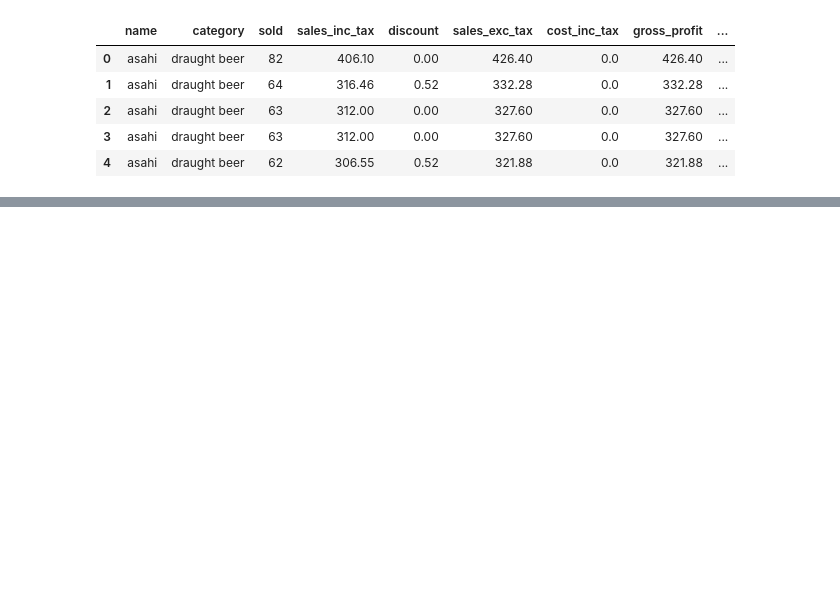
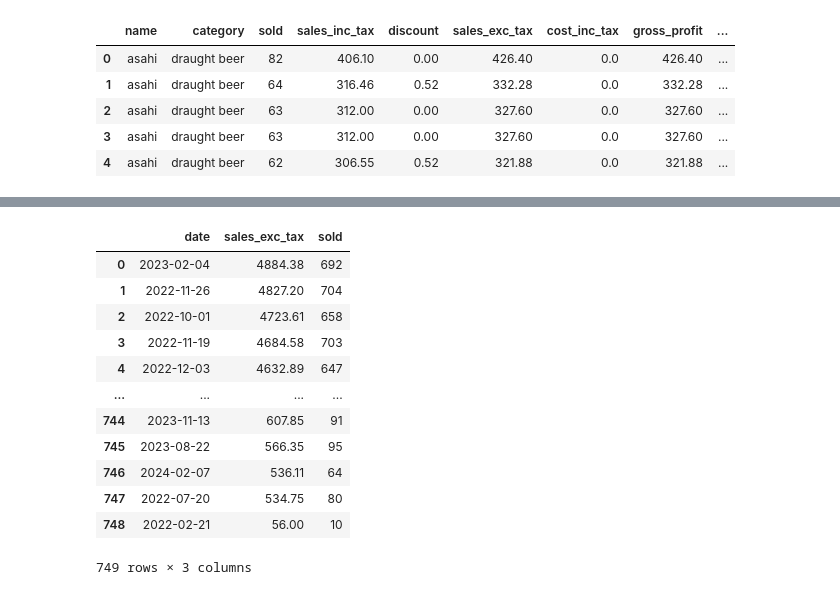
Before and after one commit to lestherll/restaurant-data-analytics, a Jupyter notebook: data_exploration.ipynb, the cells around one changed output, grey strips where cells are left out. Cells and saved outputs as stored; diff of their text form; code cells hidden in the pictures; blank space fills up the shorter version.

```diff
--- a/data_exploration.ipynb
+++ b/data_exploration.ipynb
@@ -172,2 +182,20 @@ top_sellers[(top_sellers.name.str.contains("(?=.*teriyaki)(?=.*chicken)", regex=
+# %%
+df.groupby("date").agg(
+    sales_exc_tax=("sales_exc_tax", "sum"), sold=("sold", "sum")
+).sort_values("sales_exc_tax", ascending=False).reset_index()
+# %% [output]
+|  | date | sales_exc_tax | sold |
+| 0 | 2023-02-04 | 4884.38 | 692 |
+| 1 | 2022-11-26 | 4827.20 | 704 |
+| 2 | 2022-10-01 | 4723.61 | 658 |
+| 3 | 2022-11-19 | 4684.58 | 703 |
+| 4 | 2022-12-03 | 4632.89 | 647 |
+| ... | ... | ... | ... |
+| 744 | 2023-11-13 | 607.85 | 91 |
+| 745 | 2023-08-22 | 566.35 | 95 |
+| 746 | 2024-02-07 | 536.11 | 64 |
+| 747 | 2022-07-20 | 534.75 | 80 |
+| 748 | 2022-02-21 | 56.00 | 10 |
+749 rows × 3 columns
 # %%
 px.bar(
```
Also changed, not shown: parts of 10 cells of this notebook.
